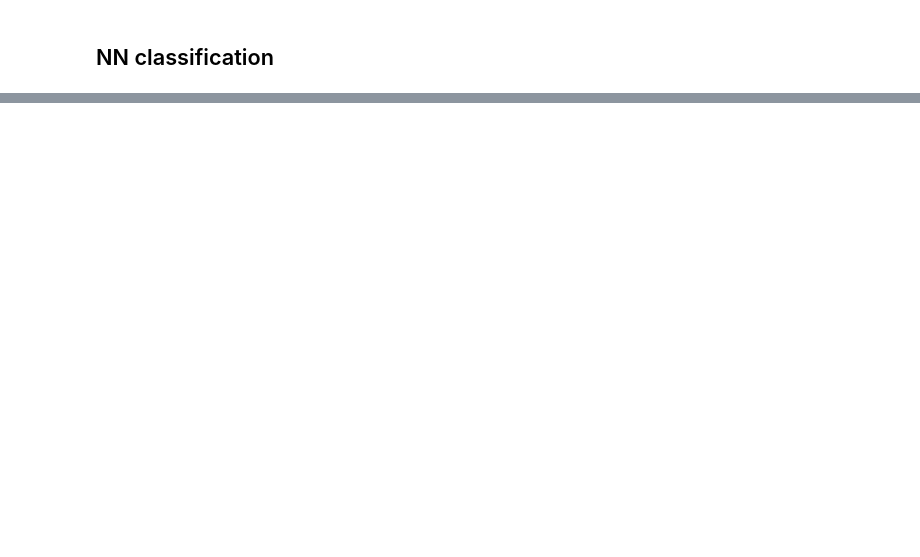
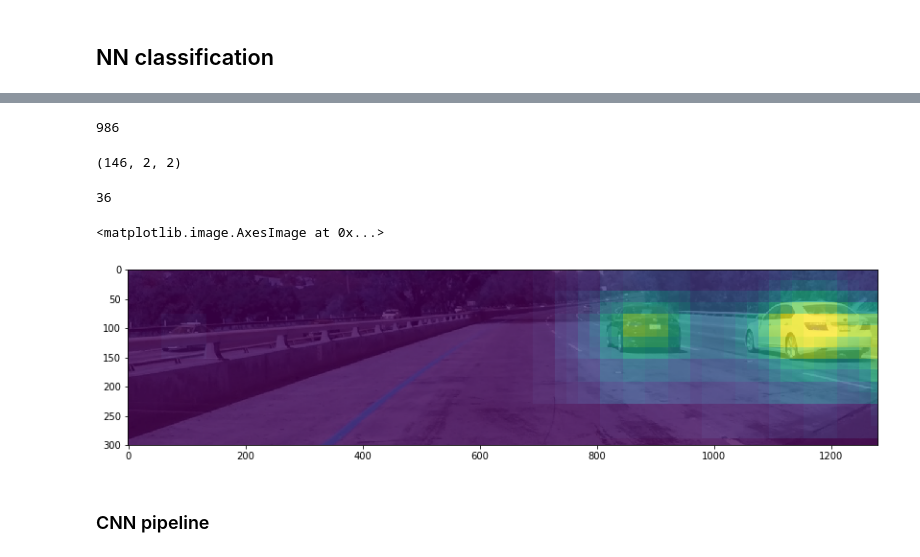
Before and after one commit to maslovw/SDND, a Jupyter notebook: VehicleDetection/vehicle_detection.ipynb, the cells around one changed output, grey strips where cells are left out. Cells and saved outputs as stored; diff of their text form; code cells hidden in the pictures; blank space fills up the shorter version.

```diff
--- a/VehicleDetection/vehicle_detection.ipynb
+++ b/VehicleDetection/vehicle_detection.ipynb
@@ -985,0 +748,20 @@ while True:
+# %%
+h,w,_ = cropped.shape
+koef = 1.2
+ws=[]
+wimgs=[]
+win=64
+for i in range(1,6):
+    rimg = cv2.resize(cropped, (int(w/(i*koef)), int(h/(i*koef))))
+    kx = ky = koef * (i)
+    for wimg, (x,y),(x2,y2) in sliding_window(rimg, win//4, (win,win), padding=True):
+        pt1 = (int(x*kx), int(y*ky))
+        pt2 = (int(x2*kx), int(y2*ky))
+        ws.append((pt1,pt2))
+        wimgs.append(wimg)
+print(len(ws))
+result = model.predict(np.array(wimgs))
+# %% [output]
+986
+# %%
+res = np.argmax(result, axis=1)
@@ -985,0 +770,26 @@ while True:
+# %%
+cars.shape
+# %% [output]
+(146, 2, 2)
+# %%
+heatmap = np.zeros(cropped.shape[:2], dtype=np.ubyte)
+for box in np.array(ws)[res==1]:
+    pt1, pt2 = (box[0], box[1])
+    heatmap[pt1[1]:pt2[1],pt1[0]:pt2[0]] += 1
+
+# for box in np.array(ws)[res==0]:
+#     pt1, pt2 = (box[0], box[1])
+#     heatmap[pt1[1]:pt2[1],pt1[0]:pt2[0]] = 0
+print(np.max(heatmap))
+# %% [output]
+36
+# %%
+heatmap[heatmap<15] = 0
+# %%
+imshow(cropped)
+imshow(heatmap, alpha=60)
+# %% [output]
+<matplotlib.image.AxesImage at 0x...>
+[figure, added]
+# %% [markdown]
+### CNN pipeline
```
Also changed, not shown: parts of 95 cells of this notebook, 1 other file.
